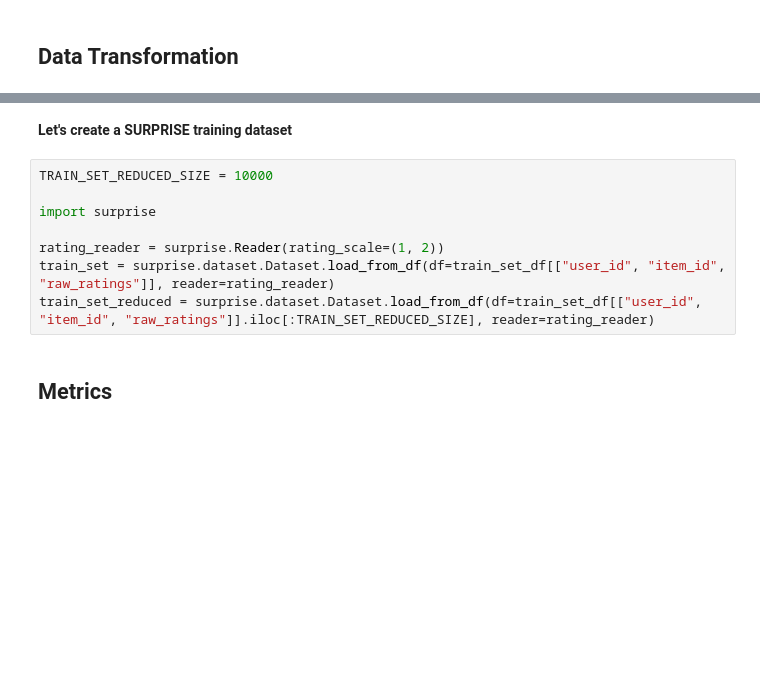
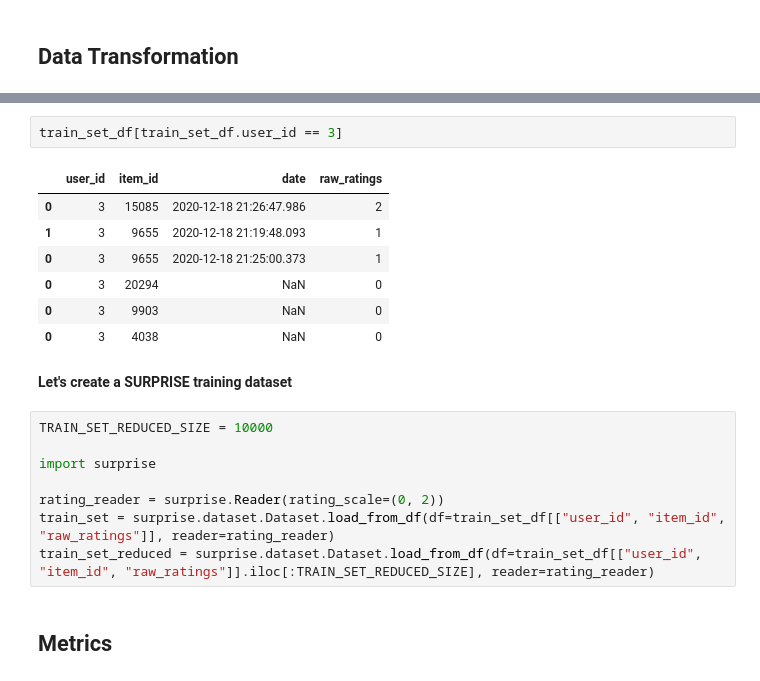
Before and after one commit to hjamet/SYMA, a Jupyter notebook: src/research.ipynb, the cells around one changed output, grey strips where cells are left out. Cells and saved outputs as stored; diff of their text form; blank space fills up the shorter version.

```diff
--- a/src/research.ipynb
+++ b/src/research.ipynb
@@ -206,3 +230,13 @@ train_set_df
+# %%
+train_set_df[train_set_df.user_id == 3]
+# %% [output]
+|  | user_id | item_id | date | raw_ratings |
+| 0 | 3 | 15085 | 2020-12-18 21:26:47.986 | 2 |
+| 1 | 3 | 9655 | 2020-12-18 21:19:48.093 | 1 |
+| 0 | 3 | 9655 | 2020-12-18 21:25:00.373 | 1 |
+| 0 | 3 | 20294 | NaN | 0 |
+| 0 | 3 | 9903 | NaN | 0 |
+| 0 | 3 | 4038 | NaN | 0 |
 # %% [markdown]
 **Let's create a SURPRISE training dataset**
 # %%
@@ -210,7 +244,7 @@ TRAIN_SET_REDUCED_SIZE = 10000
 
 import surprise
 
-rating_reader = surprise.Reader(rating_scale=(1, 2))
+rating_reader = surprise.Reader(rating_scale=(0, 2))
 train_set = surprise.dataset.Dataset.load_from_df(df=train_set_df[["user_id", "item_id", "raw_ratings"]], reader=rating_reader)
 train_set_reduced = surprise.dataset.Dataset.load_from_df(df=train_set_df[["user_id", "item_id", "raw_ratings"]].iloc[:TRAIN_SET_REDUCED_SIZE], reader=rating_reader)
 # %% [markdown]
```
Also changed, not shown: parts of 28 cells of this notebook, 1 other file.
